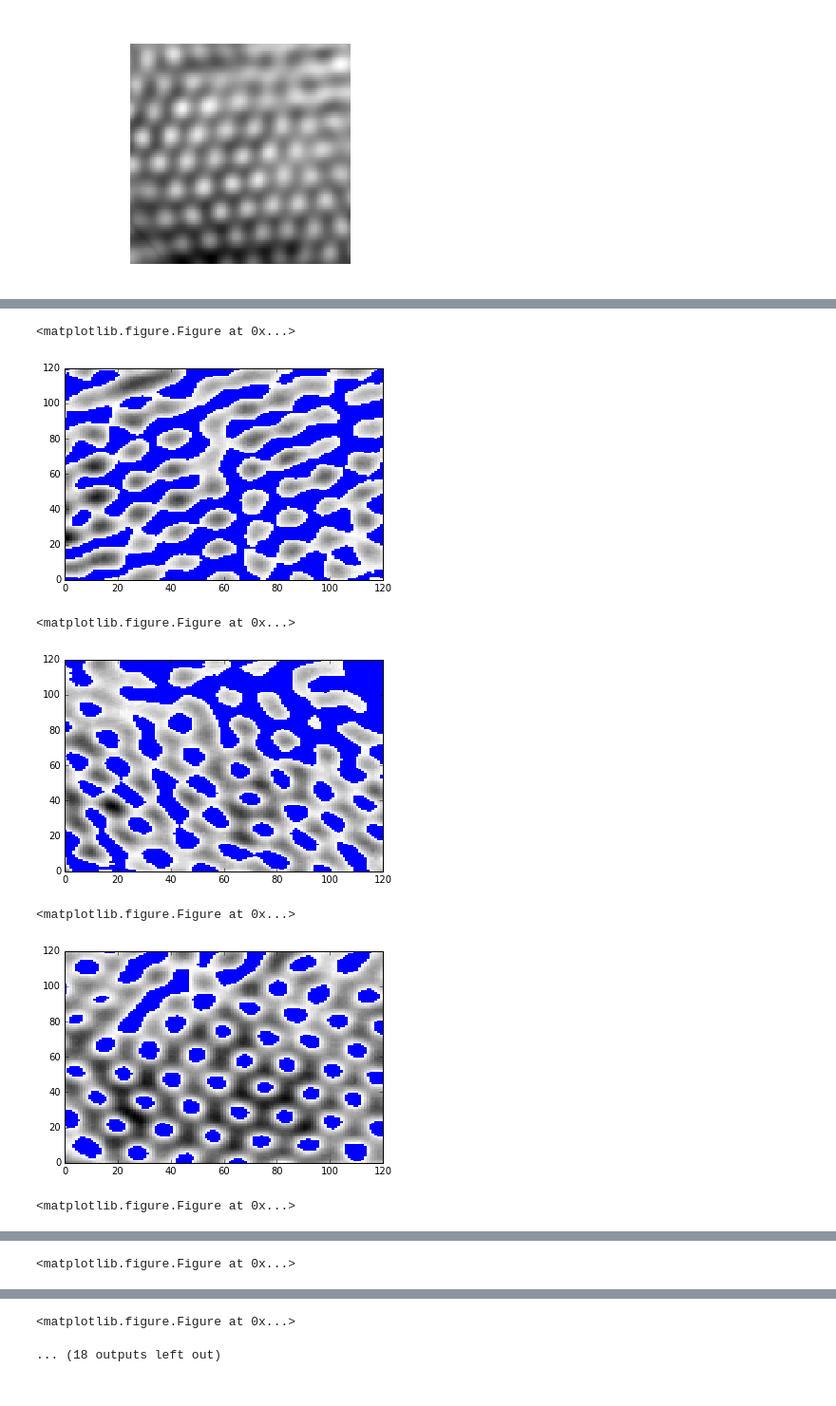
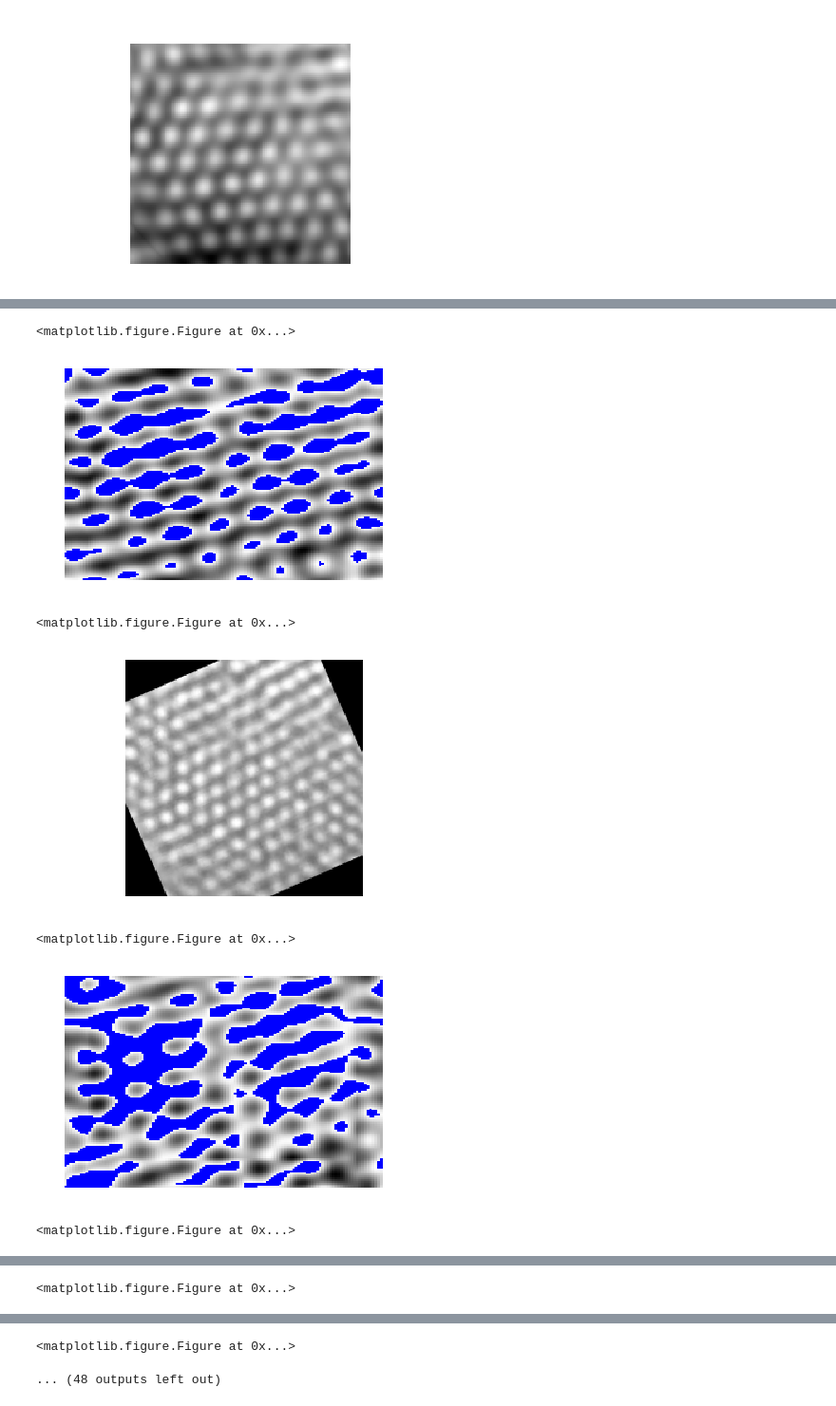
Before and after one commit to huskeypm/sparkdetection, a Jupyter notebook: mach/materialMatched.ipynb, the cells around one changed output, grey strips where cells are left out. Shown at 95% size. Cells and saved outputs as stored; diff of their text form; code cells hidden in the pictures.

```diff
--- a/mach/materialMatched.ipynb
+++ b/mach/materialMatched.ipynb
@@ -666,28 +668,34 @@ D= {}
 gray = cv2.cvtColor(img, cv2.COLOR_BGR2GRAY)
 
 for i, val in enumerate(iters):
-  dst = rotater(gray, -val)
+  clahe99 = cv2.createCLAHE(clipLimit=2.0, tileGridSize=(16,16))
 
-  hXtal = mF.matchedFilter(dst,unitXtal)
-  hInter = mF.matchedFilter(dst,unitInt)
+  cl1 = clahe99.apply(gray)
+  cv2.imwrite('clahe_99.jpg',cl1)
+  adapt99 = ReadImg('clahe_99.jpg')
+  tracker = np.copy(adapt99)
+
+  dst = rotater(tracker, -val)
+
+  plt.figure()
+  myplot(dst)
+
+
+  hXtal = mF.matchedFilter(dst[35:155,35:155],unitXtal)
+  #hInter = mF.matchedFilter(dst,unitInt)
   toimage(hXtal).save('placeholder.png')
 
 
   placer = ReadImg('placeholder.png')
-  clahe99 = cv2.createCLAHE(clipLimit=2.0, tileGridSize=(16,16))
-
-  cl1 = clahe99.apply(placer)
-  cv2.imwrite('clahe_99.jpg',cl1)
-  adapt99 = ReadImg('clahe_99.jpg')
-  tracker = np.copy(adapt99[35:155,35:155])
+  plt.figure()
 
   palette.set_bad('b', 1.0)
-  threshold = 0.96*np.max(tracker)
-  Zm = np.ma.masked_where(tracker > threshold, tracker)
+  threshold =150
+  Zm = np.ma.masked_where(placer > threshold, placer)
 
 
   fig, ax1 = plt.subplots()
-
+  plt.axis( "off")
   im = ax1.pcolormesh(Zm, #interpolation='bilinear',
                 cmap=palette)#,
 
@@ -713,7 +721,7 @@ for i, val in enumerate(iters):
 <matplotlib.figure.Figure at 0x...>
-[figure, old version]
+[figure, new version]
 <matplotlib.figure.Figure at 0x...>
-[figure, old version]
+[figure, new version]
 <matplotlib.figure.Figure at 0x...>
-[figure, old version]
+[figure, new version]
 <matplotlib.figure.Figure at 0x...>
@@ -723,2 +731,2 @@ for i, val in enumerate(iters):
 <matplotlib.figure.Figure at 0x...>
-... (18 outputs left out)
+... (48 outputs left out)
```
Also changed, not shown: parts of 17 cells of this notebook, 2 other files.
